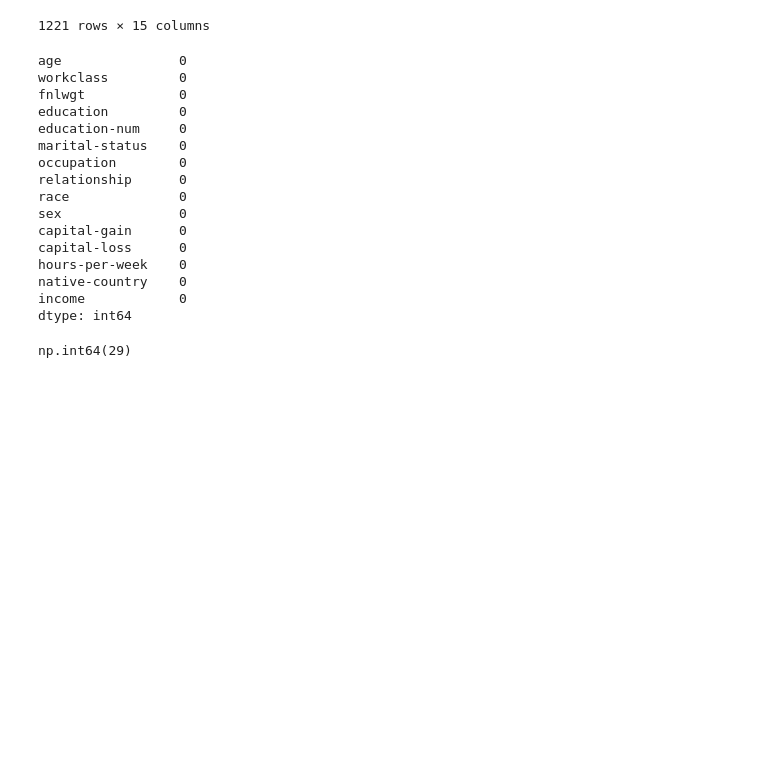
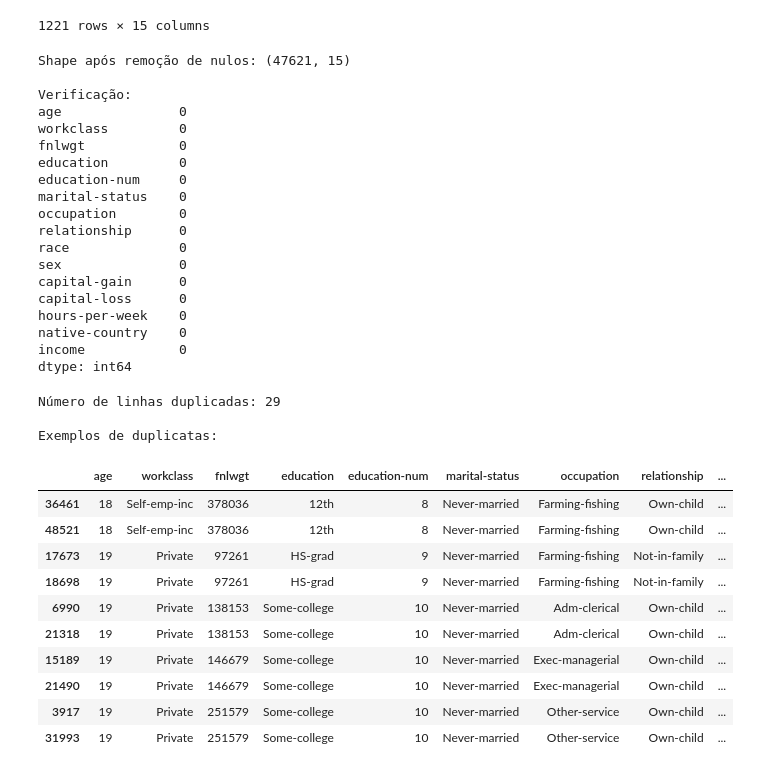
Before and after one commit to vetrz/machine-learning-explained, a Jupyter notebook: projects/kdd/2_pre_processing.ipynb, the cells around one changed output. Saved outputs shown, nothing was run; the diff lists cells and outputs as text; code cells hidden in the pictures; blank space fills up the shorter version.

```diff
--- a/projects/kdd/2_pre_processing.ipynb
+++ b/projects/kdd/2_pre_processing.ipynb
@@ -67,8 +76,13 @@ df[df.isna().any(axis=1)]
 1221 rows × 15 columns
 # %%
 df = df.dropna()
-df.isna().sum()
+print(f"Shape após remoção de nulos: {df.shape}")
+print("\nVerificação:")
+print(df.isna().sum())
 # %% [output]
+Shape após remoção de nulos: (47621, 15)
+
+Verificação:
 age               0
 workclass         0
 fnlwgt            0
@@ -86,6 +100,25 @@ native-country    0
 income            0
 dtype: int64
 # %%
-df.duplicated().sum()
+num_duplicates = df.duplicated().sum()
+print(f"Número de linhas duplicadas: {num_duplicates}")
+
+if num_duplicates > 0:
+    print("\nExemplos de duplicatas:")
+    display(df[df.duplicated(keep=False)].sort_values(by=list(df.columns)).head(10))
+    df = df.drop_duplicates()
 # %% [output]
-np.int64(29)
+Número de linhas duplicadas: 29
+
+Exemplos de duplicatas:
+|  | age | workclass | fnlwgt | education | education-num | marital-status | occupation | relationship | ... |
+| 36461 | 18 | Self-emp-inc | 378036 | 12th | 8 | Never-married | Farming-fishing | Own-child | ... |
+| 48521 | 18 | Self-emp-inc | 378036 | 12th | 8 | Never-married | Farming-fishing | Own-child | ... |
+| 17673 | 19 | Private | 97261 | HS-grad | 9 | Never-married | Farming-fishing | Not-in-family | ... |
+| 18698 | 19 | Private | 97261 | HS-grad | 9 | Never-married | Farming-fishing | Not-in-family | ... |
+| 6990 | 19 | Private | 138153 | Some-college | 10 | Never-married | Adm-clerical | Own-child | ... |
+| 21318 | 19 | Private | 138153 | Some-college | 10 | Never-married | Adm-clerical | Own-child | ... |
+| 15189 | 19 | Private | 146679 | Some-college | 10 | Never-married | Exec-managerial | Own-child | ... |
+| 21490 | 19 | Private | 146679 | Some-college | 10 | Never-married | Exec-managerial | Own-child | ... |
+| 3917 | 19 | Private | 251579 | Some-college | 10 | Never-married | Other-service | Own-child | ... |
+| 31993 | 19 | Private | 251579 | Some-college | 10 | Never-married | Other-service | Own-child | ... |
```
Also changed, not shown: parts of 16 cells of this notebook, 5 other files.
